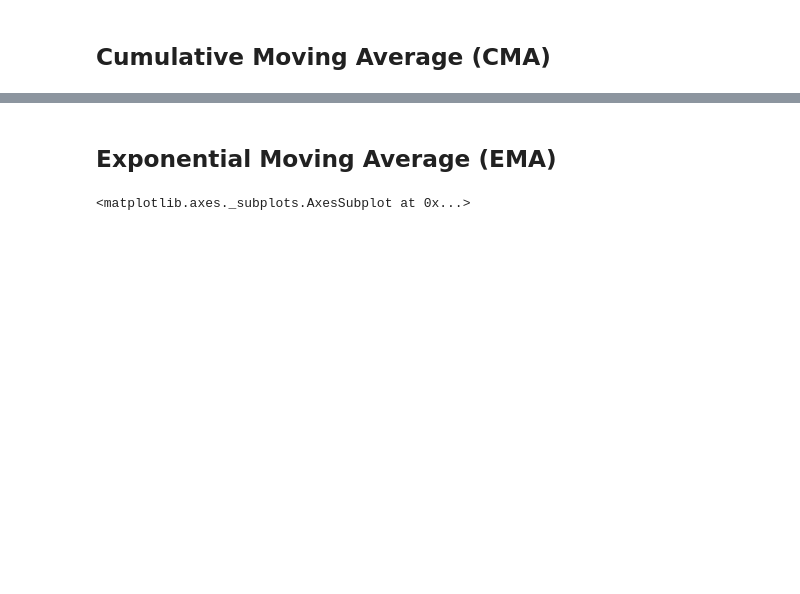
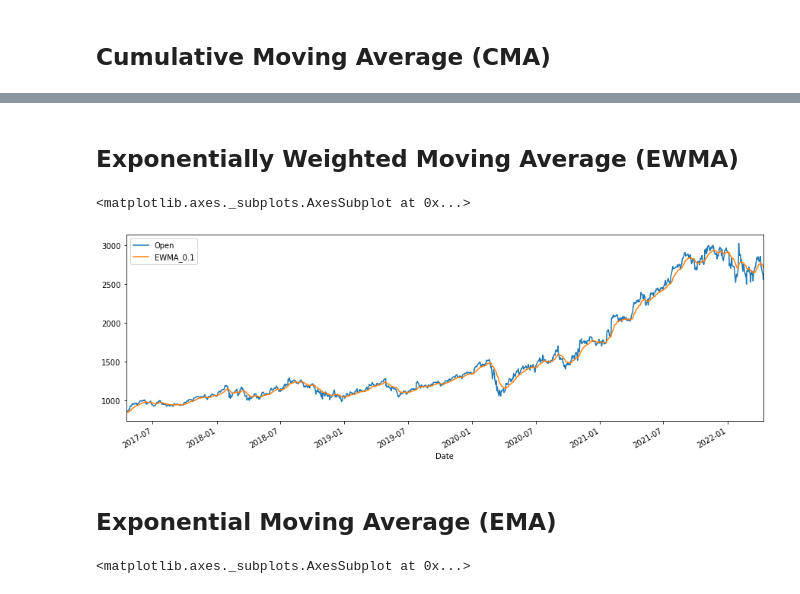
Before and after one commit to ParisRohan/TimeSeries_MovingAverage, a Jupyter notebook: Time_Series_EDA_Google.ipynb, the cells around one changed output, grey strips where cells are left out. Saved outputs shown, nothing was run; the diff lists cells and outputs as text; code cells hidden in the pictures; blank space fills up the shorter version.

```diff
--- a/Time_Series_EDA_Google.ipynb
+++ b/Time_Series_EDA_Google.ipynb
@@ -96,0 +97,2 @@ df_google[['Open', 'Open: CMA']].plot(figsize=(15,5))
+# %% [markdown]
+## Exponentially Weighted Moving Average (EWMA)
@@ -97,3 +101,8 @@ df_google[['Open', 'Open: CMA']].plot(figsize=(15,5))
+# %%
+df_google[['Open', 'EWMA_0.1']].plot(figsize=(15,5))
+# %% [output]
+<matplotlib.axes._subplots.AxesSubplot at 0x...>
+[figure, added]
 # %% [markdown]
 ## Exponential Moving Average (EMA)
 # %%
```
Also changed, not shown: parts of 9 cells of this notebook.
